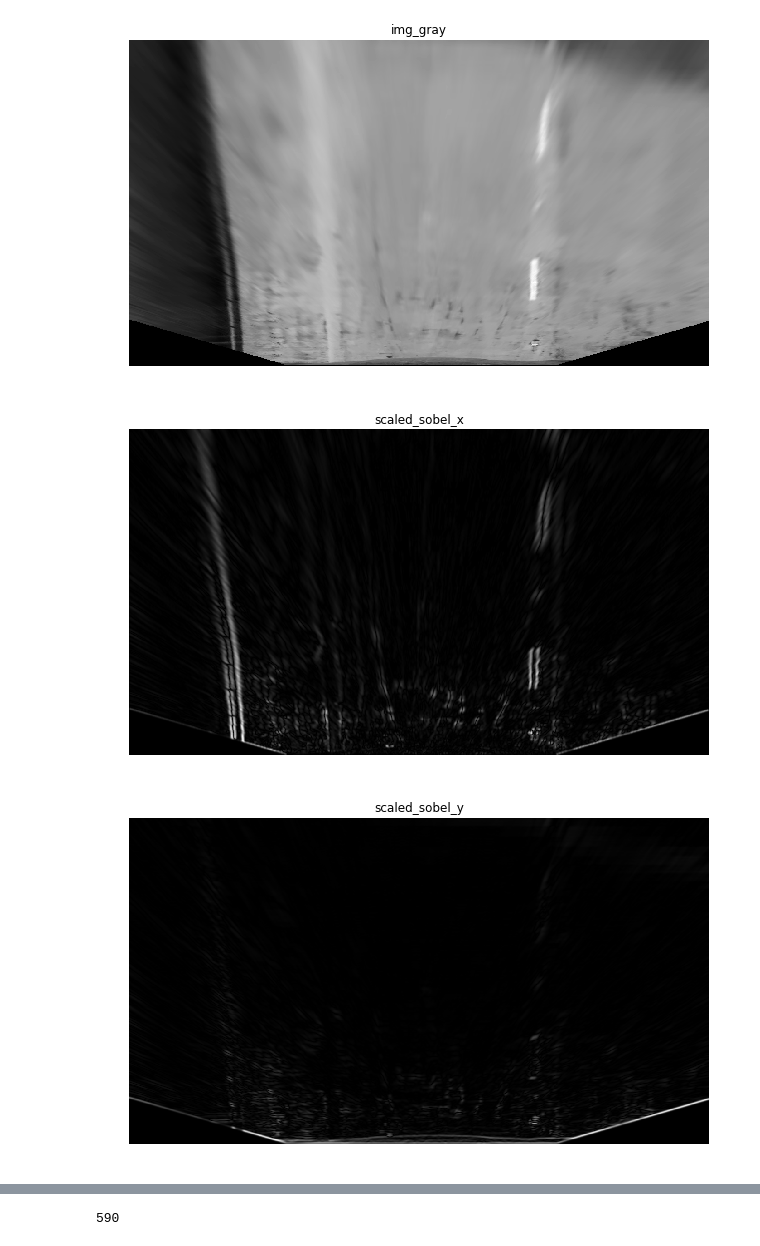
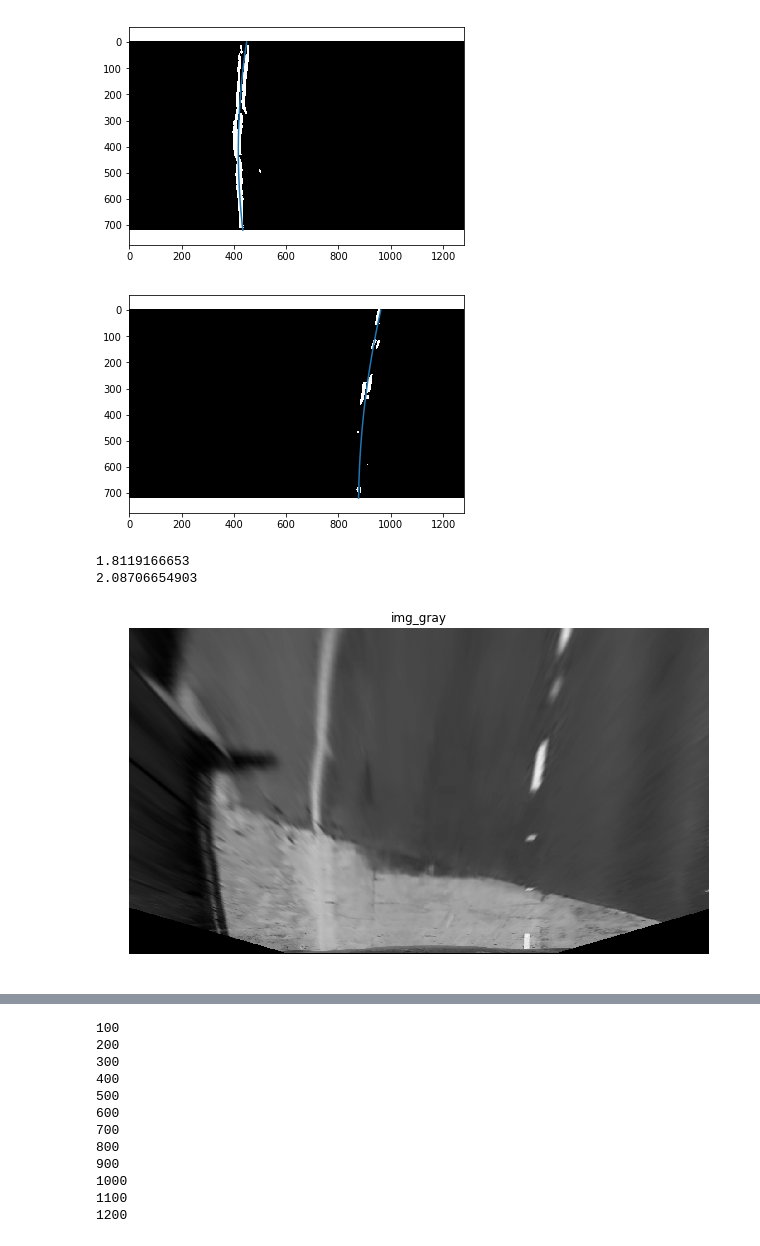
Before and after one commit to Corni33/CarND_P4_AdvancedLaneLines, a Jupyter notebook: advanced_lane_lines.ipynb, the cells around one changed output, grey strips where cells are left out. Cells and saved outputs as stored; diff of their text form; code cells hidden in the pictures.

Commit message:
added mask, curvature and offset calculation

```diff
--- a/advanced_lane_lines.ipynb
+++ b/advanced_lane_lines.ipynb
@@ -244,6 +261,6 @@ def fit_polynomial(img, is_left_lane_line=False, ransac=True, plot=False):
     return poly_y, poly_x, offset_from_middle, curvature
 # %%
-def draw_lane_on_image(img_warped, img_orig, x_left, y_left, x_right, y_right):
+def draw_lane_on_image(img_warped, img_orig, x_left, y_left, x_right, y_right, curvature, offset):
 
     # Create an image to draw the lines on
     color_warp = np.zeros_like(img_warped).astype(np.uint8)
@@ -252,14 +269,22 @@ def draw_lane_on_image(img_warped, img_orig, x_left, y_left, x_right, y_right):
     pts_left = np.array([np.transpose(np.vstack([x_left, y_left]))])
     pts_right = np.array([np.flipud(np.transpose(np.vstack([x_right, y_right])))])
     pts = np.hstack((pts_left, pts_right))
+    pts_middle = np.array([np.transpose(np.vstack([x_left + 0.5*(x_right-x_left), y_left]))])
 
     # Draw the lane onto the blank image
     cv2.fillPoly(color_warp, np.int32(pts), (0, 255, 0))
     #cv2.polylines(color_warp, np.int32(pts_left), False, (0, 255, 0), thickness=5)
     #cv2.polylines(color_warp, np.int32(pts_right), False, (0, 255, 0), thickness=5)
+    #cv2.polylines(color_warp, np.int32(pts_middle), False, (250, 100, 0), thickness=30)
+
 
     # Warp the blank back to original image space using inverse perspective matrix (Minv)
     new_warp = cv2.warpPerspective(color_warp, M_inv, (img_orig.shape[1], img_orig.shape[0]))
+
+    cv2.putText(new_warp, 'curvature={0:.2f}'.format(float(curvature)), (500, 50),
+                cv2.FONT_HERSHEY_SIMPLEX, 1.5, (255,255,255), 3, cv2.LINE_AA)
+    cv2.putText(new_warp, 'offset={0:.2f}'.format(float(offset)), (500, 100),
+                cv2.FONT_HERSHEY_SIMPLEX, 1.5, (255,255,255), 3, cv2.LINE_AA)
 
     # Combine the result with the original image
     result = cv2.addWeighted(img_orig, 1, new_warp, 0.3, 0)
@@ -299,13 +324,18 @@ def get_peak_positions(hist_y, starting_pos):
 
     return pos_left, pos_right
 
+def get_initial_mask(img_gray):
+    mask = np.zeros_like(img_gray)
+    size_x = img_gray.shape[1]
+    mask[:, int(0.25*size_x):int(0.4*size_x)] = 1
+    mask[:, int(0.6*size_x):int(0.75*size_x)] = 1
+    return mask
 
 class Line():
-    def __init__():
+    def __init__(self):
         self.curvature = None
         self.lateral_offset = None
-        self.num_detected_pixels = None
+        #self.num_detected_pixels = None
         self.poly_coeff = None # [A, B, C]
-        self.binary_mask = None # binary image of detected line pixels
 # %%
 #def detect_lines(img_orig, line_left, line_right, binary_mask=None, debug=False):
@@ -422,19 +493,20 @@ def detect_lines(img_orig, debug=False):
 # %%
 
 #img = cv2.imread('./test_images/straight_lines1.jpg')
 #img = cv2.imread('./test_images/test5.jpg')
 #plot_image(img, title='original image')
 
-img = cv2.imread('./bad_image3.jpg')
+img = cv2.imread('./bad_image1.jpg')
 
-
-#line_left = Line()
-#line_right = Line()
-
-res = detect_lines(img, debug=True)
+left_line = Line()
+right_line = Line()
+mask = None
+res, mask = detect_lines(img, mask, left_line, right_line, debug=True)
 
 plot_image(res)
 # %% [output]
-[figure, old version]
+[figure, new version]
-[figure, old version]
+[figure, new version]
+1.8119166653
+2.08706654903
-[figure, old version]
+[figure, new version]
@@ -457,21 +532,38 @@ fourcc = cv2.VideoWriter_fourcc(*'XVID')
 video = cv2.VideoWriter('output.avi',fourcc, 24.0, (img.shape[1],img.shape[0]))
 
 
+left_line = Line()
+right_line = Line()
+mask = None
+
+success, img = vidcap.read()
 while success:
-    success, img = vidcap.read()
-    #cv2.imwrite("frame%d.jpg" % count, image)     # save frame as JPEG file
+
     count += 1
 
-    #res = detect_lines(img, debug=False)
+    res, mask = detect_lines(img, mask, left_line, right_line, debug=False)
 
-    #video.write(res)
+    video.write(res)
     #print(count)
-    if count == 590:
+    if count % 100 == 0:
         #break
-        cv2.imwrite('bad_image3.jpg', img)
+        #cv2.imwrite('bad_image3.jpg', img)
         print(count)
-        res = detect_lines(img, debug=False)
+        #res = detect_lines(img, debug=False)
+
+    success, img = vidcap.read()
 
 video.release()
 # %% [output]
-590
+100
+200
+300
+400
+500
+600
+700
+800
+900
+1000
+1100
+1200
```
Also changed, not shown: parts of 3 cells of this notebook.
